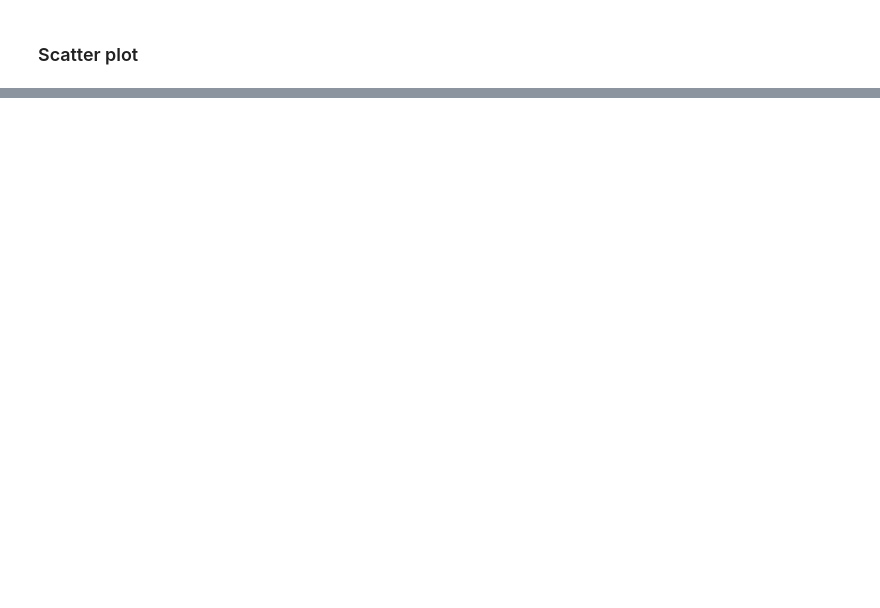
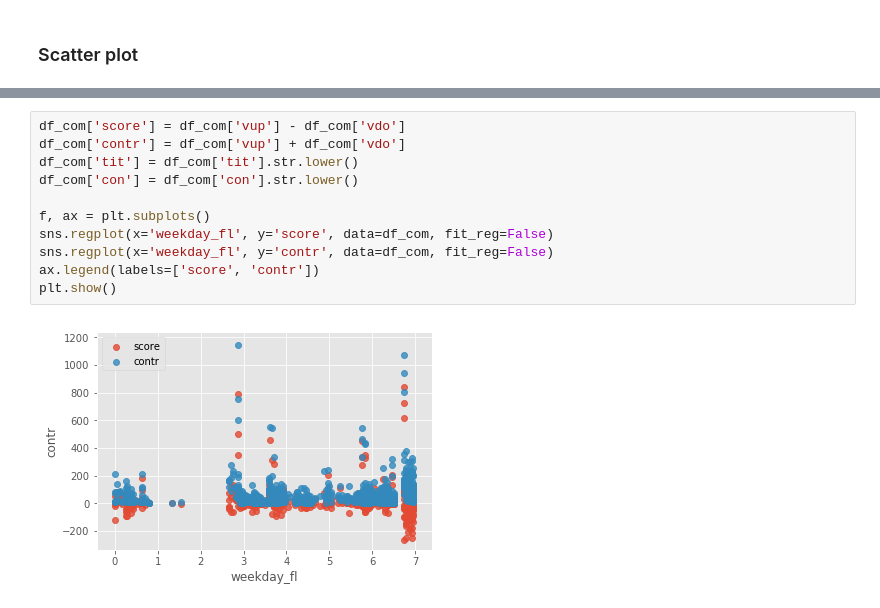
Before and after one commit to fdelia/bots, a Jupyter notebook: 3_explore_data.ipynb, the cells around one changed output, grey strips where cells are left out. Cells and saved outputs as stored; diff of their text form; blank space fills up the shorter version.

```diff
--- a/3_explore_data.ipynb
+++ b/3_explore_data.ipynb
@@ -248,0 +236,13 @@ plt.show()
+# %%
+df_com['score'] = df_com['vup'] - df_com['vdo']
+df_com['contr'] = df_com['vup'] + df_com['vdo']
+df_com['tit'] = df_com['tit'].str.lower()
+df_com['con'] = df_com['con'].str.lower()
+
+f, ax = plt.subplots()
+sns.regplot(x='weekday_fl', y='score', data=df_com, fit_reg=False)
+sns.regplot(x='weekday_fl', y='contr', data=df_com, fit_reg=False)
+ax.legend(labels=['score', 'contr'])
+plt.show()
+# %% [output]
+[figure, added]
```
Also changed, not shown: parts of 7 cells of this notebook.
